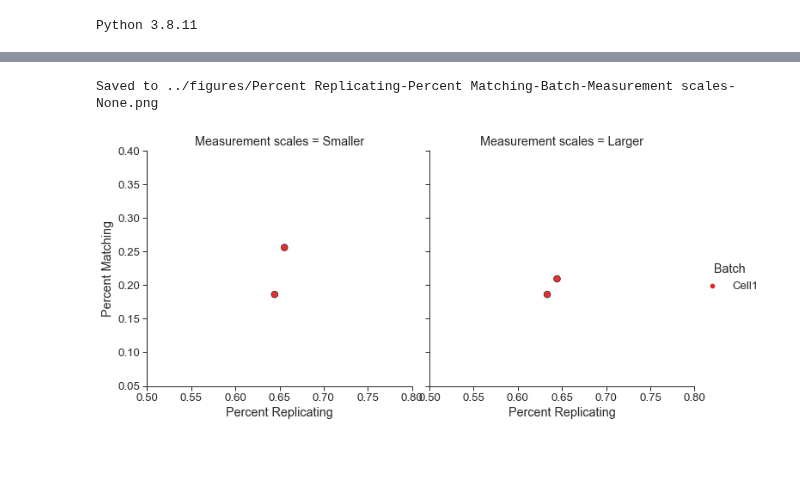
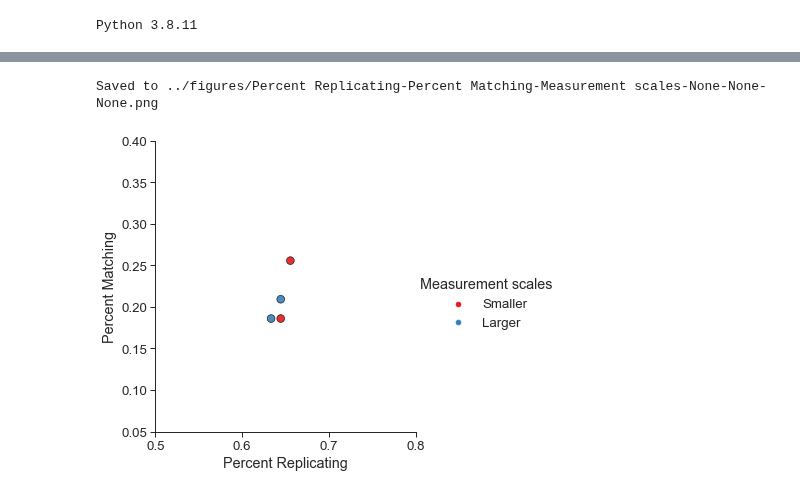
Before and after one commit to carpenter-singh-lab/2023_Cimini_NatureProtocols, a Jupyter notebook: notebooks/AssessMeasurementScales.ipynb, the cells around one changed output, grey strips where cells are left out. Saved outputs shown, nothing was run; the diff lists cells and outputs as text; code cells hidden in the pictures; blank space fills up the shorter version.

Commit message:
Adjust styling on measurement scales

```diff
--- a/notebooks/AssessMeasurementScales.ipynb
+++ b/notebooks/AssessMeasurementScales.ipynb
@@ -50,7 +50,7 @@ Saved to ../figures/Measurement scales-Percent Matching-Batch-None-None.png
 # %%
-plot_two_comparisons(df=plate_df,hue='Batch',col=variable)
+plot_two_comparisons(df=plate_df,hue=variable)
 # %% [output]
-Saved to ../figures/Percent Replicating-Percent Matching-Batch-Measurement scales-None.png
+Saved to ../figures/Percent Replicating-Percent Matching-Measurement scales-None-None-None.png
-[figure, old version]
+[figure, new version]
 # %%
 plate_df.to_csv(f'checkpoint_csvs/{variable_to_save}.csv',index=False)
```
Also changed, not shown: parts of 2 cells of this notebook, 3 other files.
